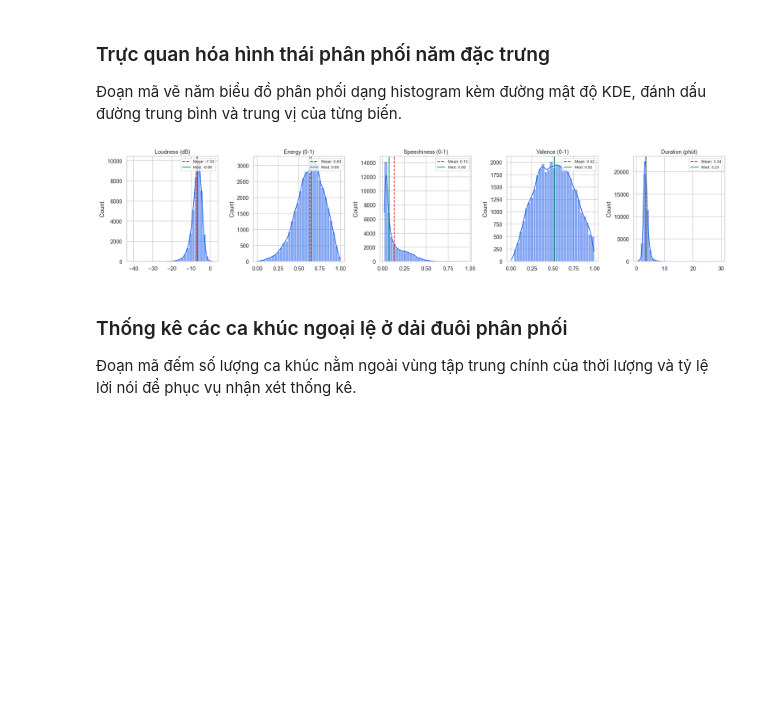
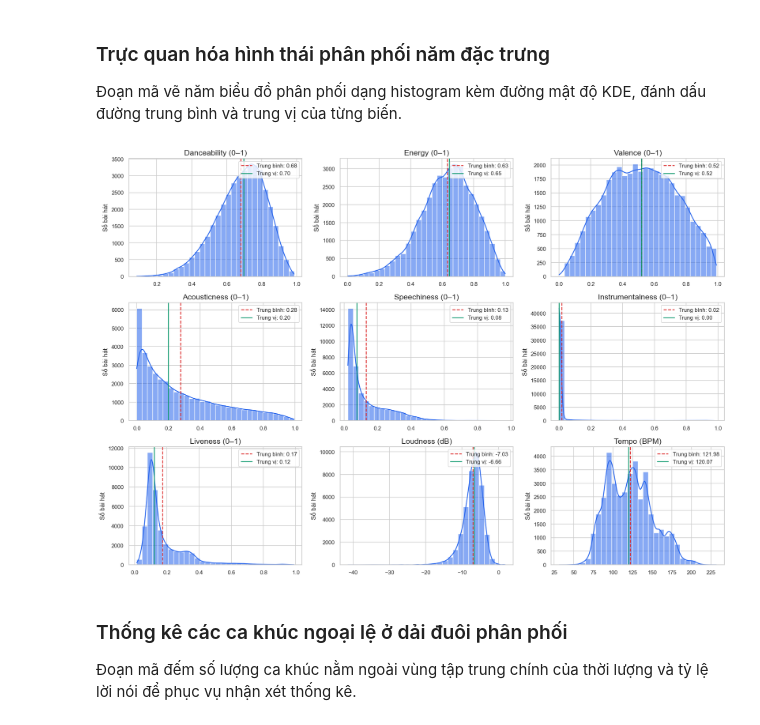
Before and after one commit to lyhiahan/Spotify_Audio_Trends_Analytics, a Jupyter notebook: notebooks/02_eda.ipynb, the cells around one changed output. Saved outputs shown, nothing was run; the diff lists cells and outputs as text; code cells hidden in the pictures; blank space fills up the shorter version.

```diff
--- a/notebooks/02_eda.ipynb
+++ b/notebooks/02_eda.ipynb
@@ -84,22 +84,27 @@ thống kê vị trí và phân vị của năm đặc trưng:
 ### Trực quan hóa hình thái phân phối năm đặc trưng
 Đoạn mã vẽ năm biểu đồ phân phối dạng histogram kèm đường mật độ KDE, đánh dấu đường trung bình và trung vị của từng biến.
 # %%
-fig, axes = plt.subplots(1, 5, figsize=(18, 3.8))
-feat_names = ['Loudness (dB)', 'Energy (0-1)', 'Speechiness (0-1)', 'Valence (0-1)', 'Duration (phút)']
-for idx, (c, name) in enumerate(zip(feat_cols, feat_names)):
-    ax = axes[idx]
-    sns.histplot(df_feat[c], kde=True, ax=ax, color='#2563EB', bins=30, alpha=0.55)
-    m_val = df_feat[c].mean()
-    med_val = df_feat[c].median()
-    ax.axvline(m_val, color='#DC2626', linestyle='--', linewidth=1.5, label=f'Mean: {m_val:.2f}')
-    ax.axvline(med_val, color='#059669', linestyle='-', linewidth=1.5, label=f'Med: {med_val:.2f}')
-    ax.set_title(name, fontsize=11)
+import matplotlib.pyplot as plt
+import seaborn as sns
+
+feat_cols = ['danceability', 'energy', 'valence', 'acousticness', 'speechiness', 'instrumentalness', 'liveness', 'loudness', 'tempo']
+feat_names = ['Danceability (0–1)', 'Energy (0–1)', 'Valence (0–1)', 'Acousticness (0–1)', 'Speechiness (0–1)', 'Instrumentalness (0–1)', 'Liveness (0–1)', 'Loudness (dB)', 'Tempo (BPM)']
+
+fig, axes = plt.subplots(3, 3, figsize=(16, 11))
+for ax, c, name in zip(axes.flat, feat_cols, feat_names):
+    values = df_feat[c].dropna()
+    sns.histplot(values, kde=True, ax=ax, color='#2563EB', bins=30, alpha=0.55)
+    ax.axvline(values.mean(), color='#DC2626', linestyle='--', linewidth=1.5, label=f'Trung bình: {values.mean():.2f}')
+    ax.axvline(values.median(), color='#059669', linewidth=1.5, label=f'Trung vị: {values.median():.2f}')
+    ax.set_title(name, fontsize=14)
     ax.set_xlabel('')
-    ax.legend(fontsize=8, loc='upper right')
+    ax.set_ylabel('Số bài hát', fontsize=11)
+    ax.tick_params(labelsize=10)
+    ax.legend(fontsize=10, loc='upper right')
 plt.tight_layout()
 plt.show()
 # %% [output]
-[figure, old version]
+[figure, new version]
 # %% [markdown]
 ### Thống kê các ca khúc ngoại lệ ở dải đuôi phân phối
 Đoạn mã đếm số lượng ca khúc nằm ngoài vùng tập trung chính của thời lượng và tỷ lệ lời nói để phục vụ nhận xét thống kê.
```
